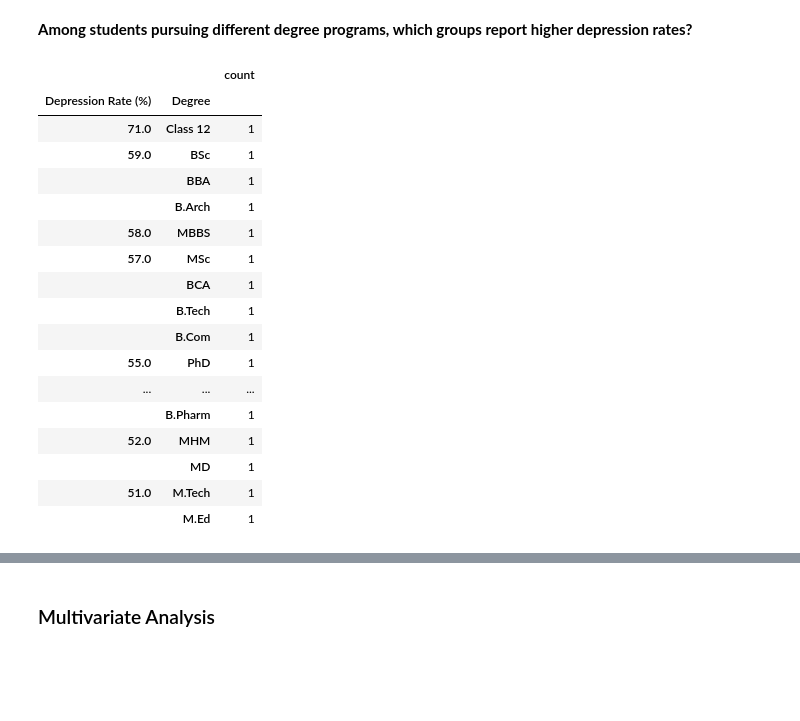
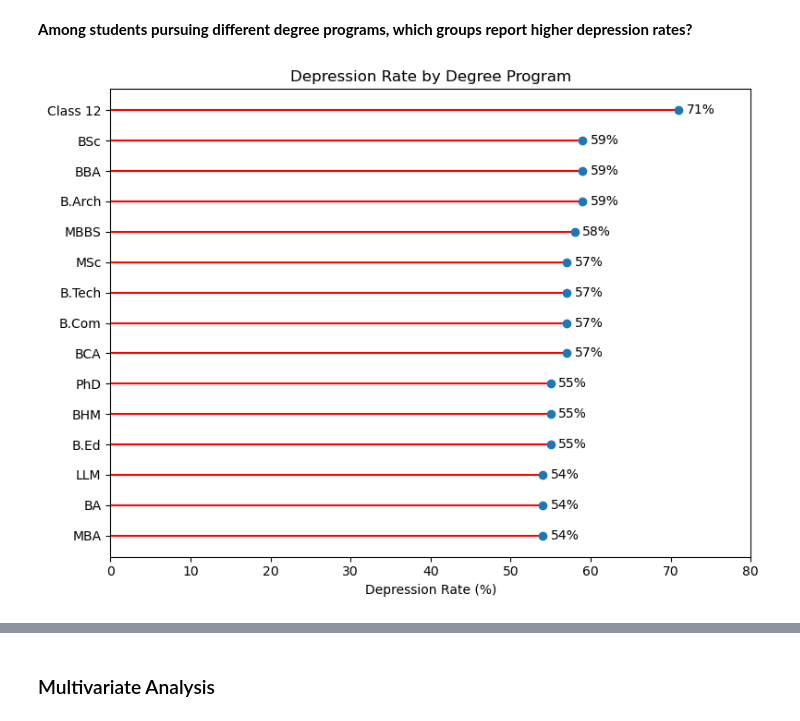
Before and after one commit to Siddharth-Saravanan/Student_Depression_Analysis_and_Prediction_using_Machine_Learning, a Jupyter notebook: student_depression_prediction.ipynb, the cells around one changed output, grey strips where cells are left out. Cells and saved outputs as stored; diff of their text form; code cells hidden in the pictures; blank space fills up the shorter version.

Commit message:
EDA: Bivariate - Added Q6 Plot

```diff
--- a/student_depression_prediction.ipynb
+++ b/student_depression_prediction.ipynb
@@ -1140,25 +1140,23 @@ The top 5 cities **(Ahmedabad, Bhopal, Hyderabad, Patna, Rajkot)** have high dep
 deg_depr = depr_df.groupby('Degree')['Depression'].agg(['sum','count'])
 deg_depr['Depression Rate (%)'] = ((deg_depr['sum']/deg_depr['count'])*100).round()
 deg_depr = deg_depr.sort_values(by='Depression Rate (%)', ascending=False)
-
-# Experiment
-deg_depr.reset_index().groupby(['Depression Rate (%)','Degree'])['Degree'].agg(['count']).sort_index(ascending=False)
+deg_depr_sorted = deg_depr.reset_index().sort_values(by='Depression Rate (%)', ascending=False).drop(columns=['sum','count']).head(15)
-# %% [output]
-|  |  | count |
-| Depression Rate (%) | Degree |  |
-| 71.0 | Class 12 | 1 |
-| 59.0 | BSc | 1 |
-|  | BBA | 1 |
-|  | B.Arch | 1 |
-| 58.0 | MBBS | 1 |
-| 57.0 | MSc | 1 |
-|  | BCA | 1 |
-|  | B.Tech | 1 |
-|  | B.Com | 1 |
-| 55.0 | PhD | 1 |
-| ... | ... | ... |
-|  | B.Pharm | 1 |
-| 52.0 | MHM | 1 |
-|  | MD | 1 |
-| 51.0 | M.Tech | 1 |
-|  | M.Ed | 1 |
+# %%
+fig, ax = plt.subplots(figsize=(8,6))
+y_positions = range(len(deg_depr_sorted))
+
+ax.hlines(y=y_positions, xmin=0, xmax=deg_depr_sorted['Depression Rate (%)'], color='red')
+ax.plot(deg_depr_sorted['Depression Rate (%)'], y_positions, "o")
+ax.set_yticks(y_positions)
+ax.set_xlim(0,80)
+ax.set_yticklabels(deg_depr_sorted['Degree'])
+ax.invert_yaxis()
+
+for i, (rate, degree) in enumerate(zip(deg_depr_sorted['Depression Rate (%)'], deg_depr_sorted['Degree'])):
+    ax.text(rate + 1, i, f"{int(rate)}%", va='center')
+
+ax.set_xlabel("Depression Rate (%)")
+ax.set_title("Depression Rate by Degree Program")
+plt.tight_layout()
+# %% [output]
+[figure, added]
```
Also changed, not shown: parts of 1 cell of this notebook.
